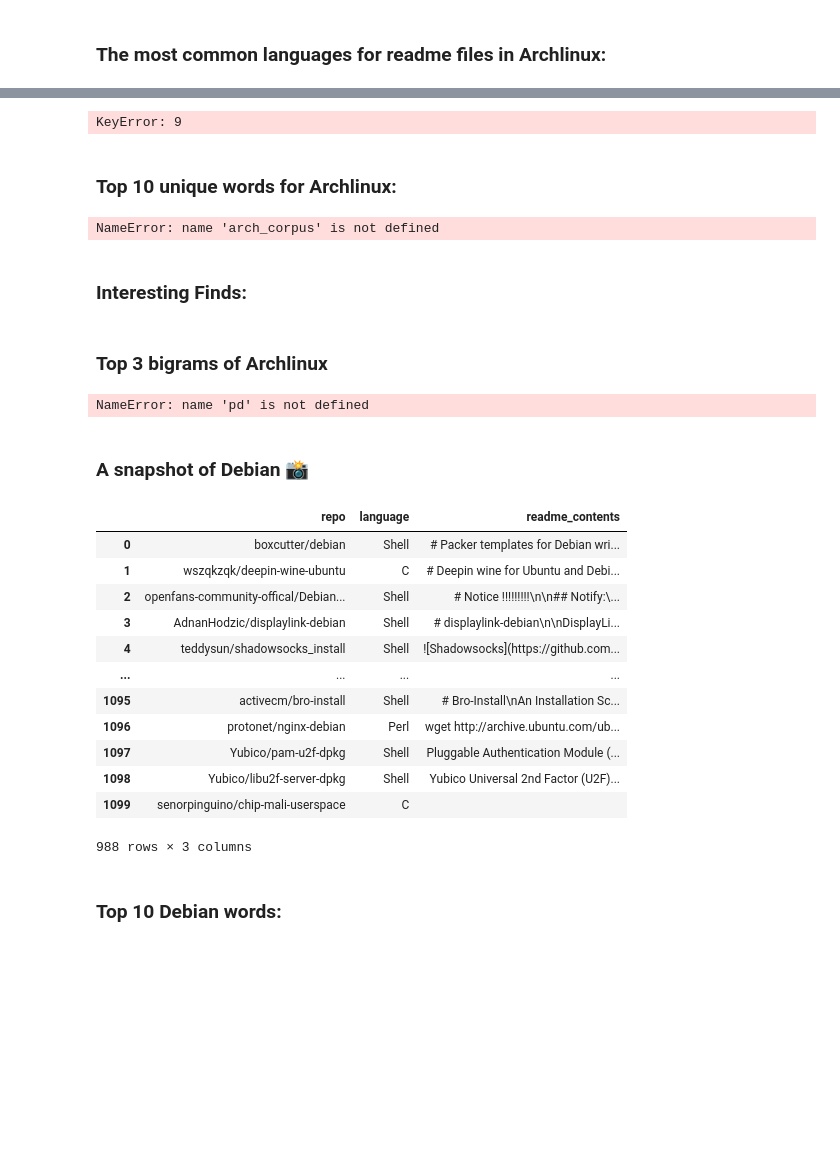
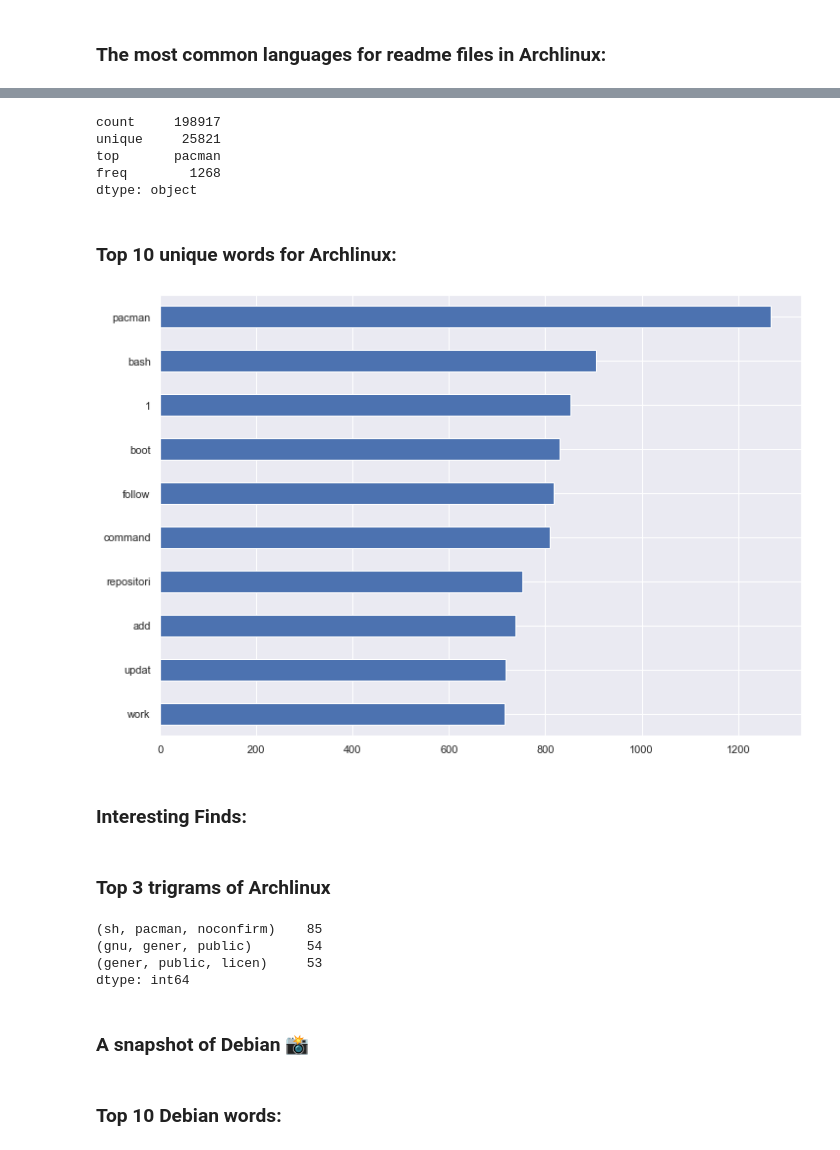
Before and after one commit to jemison-nlp-AnJeSt/github-NLP-project, a Jupyter notebook: Final_Notebook.ipynb, the cells around one changed output, grey strips where cells are left out. Saved outputs shown, nothing was run; the diff lists cells and outputs as text; code cells hidden in the pictures; blank space fills up the shorter version.

```diff
--- a/Final_Notebook.ipynb
+++ b/Final_Notebook.ipynb
@@ -645,11 +396,4 @@ One interesting thing we have found is that by using three different flavors of
 ### A snapshot of Archlinux
 # %%
 #calling in df
-arch_df = pd.read_json('arch_linux_data.json')
-#adding on cleaned/normalized data column:
-arch_df['cleaned_readme'] = arch_df.readme_contents.apply(c.clean_data)
-#adding on cleaned repo length
-arch_df['cleaned_length'] = 0
-for i in range(len(arch_df.cleaned_readme)):
-    arch_df['cleaned_length'][i] = len(arch_df.cleaned_readme[i])
-arch_df.head()
+arch_df = explore.arch_subset()
@@ -663,2 +399,0 @@ arch_df.head()
-# %%
-arch_df = arch_df.dropna()
@@ -706,45 +406,29 @@ arch_df
 # %%
-arch_corpus_list = []
-language = []
-for entry in range(len(arch_df.readme_contents)):
-    language.append(arch_df.language[entry])
-    arch_corpus_list.extend(c.clean_data(arch_df.readme_contents[entry]))
-arch_corpus = pd.Series(arch_corpus_list)
-arch_corpus.describe()
+arch_corpus = explore.arch_corpus(arch_df)
 # %% [output]
-KeyError: 9
+count     198917
+unique     25821
+top       pacman
+freq        1268
+dtype: object
 # %% [markdown]
 ### Top 10 unique words for Archlinux:
 # %%
-arch_corpus.value_counts().head(10).sort_values().plot.barh()
+explore.arch_top_10(arch_corpus)
 # %% [output]
-NameError: name 'arch_corpus' is not defined
+[figure, added]
 # %% [markdown]
 ### Interesting Finds:
 # %% [markdown]
-### Top 3 bigrams of Archlinux
+### Top 3 trigrams of Archlinux
 # %%
-top_20_arch_trigrams = (pd.Series(nltk.ngrams(arch_corpus, 3)).value_counts().head(3))
-top_20_arch_trigrams
+explore.top_3_arch_trigrams(arch_corpus)
 # %% [output]
-NameError: name 'pd' is not defined
+(sh, pacman, noconfirm)    85
+(gnu, gener, public)       54
+(gener, public, licen)     53
+dtype: int64
 # %% [markdown]
 ### A snapshot of Debian 📸
 # %%
-df_debian = pd.read_json('debian_data.json')
-df_debian = df_debian[df_debian.language.notnull()]
-df_debian
+df_debian = explore.debian_subset()
-# %% [output]
-|  | repo | language | readme_contents |
-| 0 | boxcutter/debian | Shell | # Packer templates for Debian wri... |
-| 1 | wszqkzqk/deepin-wine-ubuntu | C | # Deepin wine for Ubuntu and Debi... |
-| 2 | openfans-community-offical/Debian... | Shell | # Notice !!!!!!!!!\n\n## Notify:\... |
-| 3 | AdnanHodzic/displaylink-debian | Shell | # displaylink-debian\n\nDisplayLi... |
-| 4 | teddysun/shadowsocks_install | Shell | ![Shadowsocks](https://github.com... |
-| ... | ... | ... | ... |
-| 1095 | activecm/bro-install | Shell | # Bro-Install\nAn Installation Sc... |
-| 1096 | protonet/nginx-debian | Perl | wget http://archive.ubuntu.com/ub... |
-| 1097 | Yubico/pam-u2f-dpkg | Shell | Pluggable Authentication Module (... |
-| 1098 | Yubico/libu2f-server-dpkg | Shell | Yubico Universal 2nd Factor (U2F)... |
-| 1099 | senorpinguino/chip-mali-userspace | C |  |
-988 rows × 3 columns
```
Also changed, not shown: parts of 75 cells of this notebook, 3 other files.
